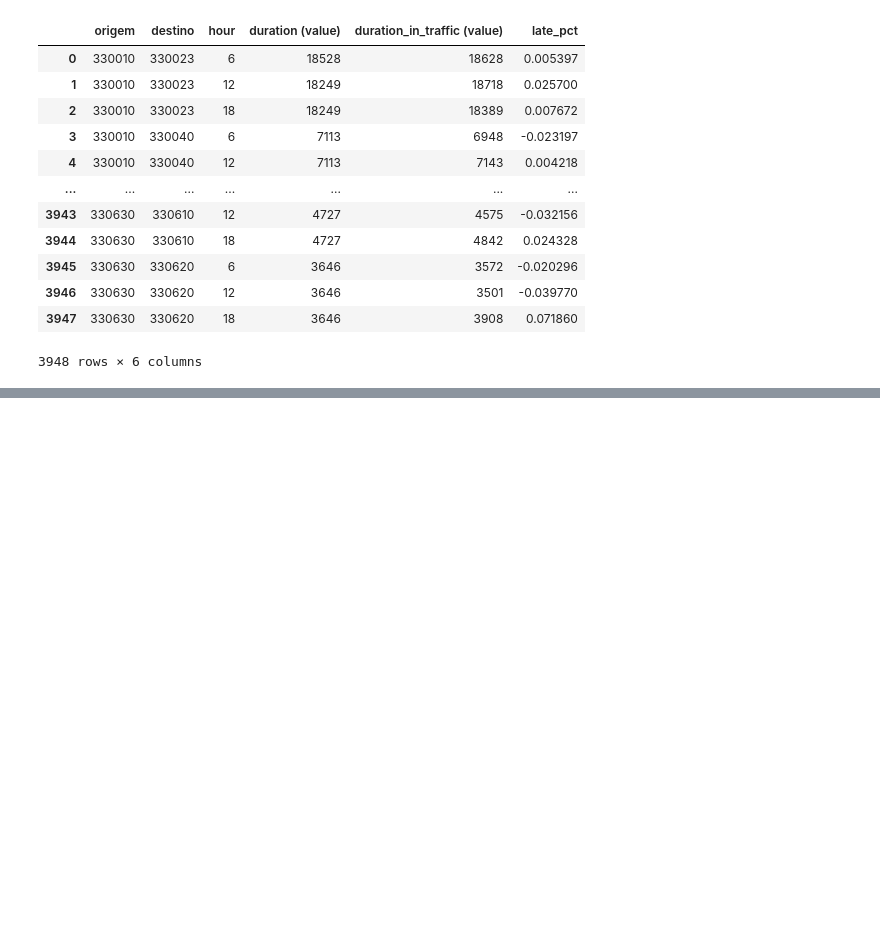
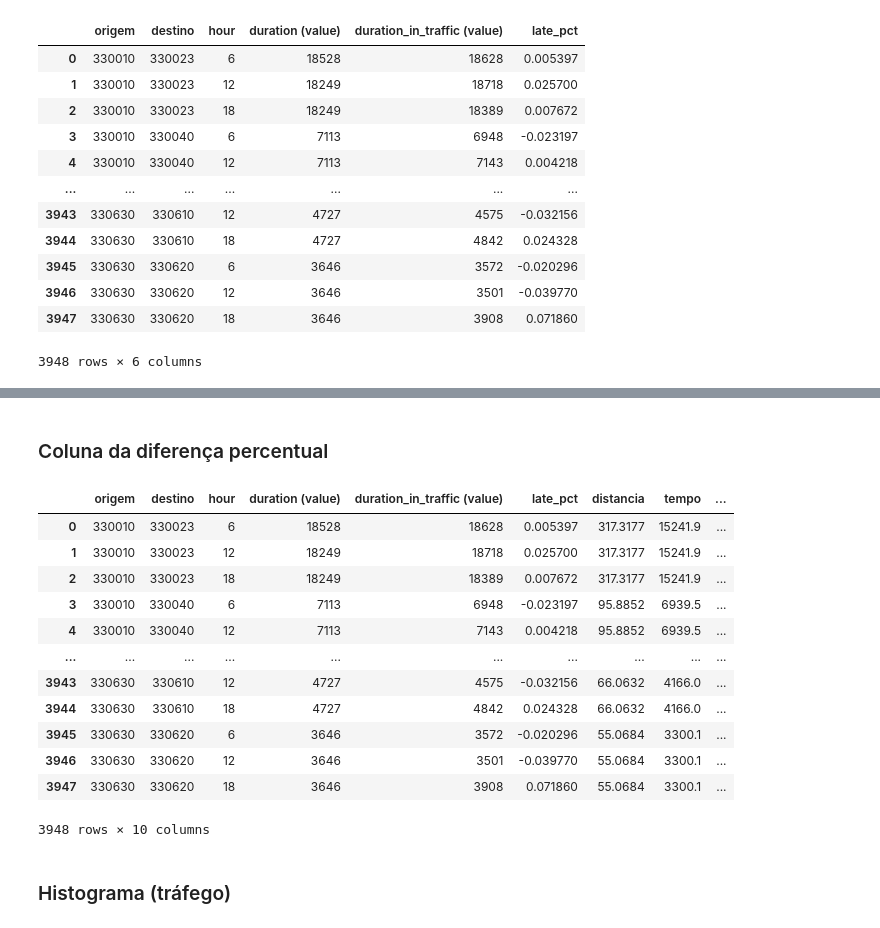
Before and after one commit to lucaslopes/gestantes, a Jupyter notebook: sections/database_gmaps.ipynb, the cells around one changed output, grey strips where cells are left out. Cells and saved outputs as stored; diff of their text form; code cells hidden in the pictures; blank space fills up the shorter version.

Commit message:
Compare GMAPS with OSM

```diff
--- a/sections/database_gmaps.ipynb
+++ b/sections/database_gmaps.ipynb
@@ -323,4 +353,0 @@ def get_files_path(path_dir, cols_order=cols_order):
-# %%
-path_gmaps = get_path('LOCALIDADES', f'google_maps/')
-df_files = get_files_path(path_gmaps)
-df_files
@@ -341,10 +362,7 @@ df_files
 # %%
-cols_inv = [
-  'origem', 'destino', 'hour',
-  'duration (value)',
-  'duration_in_traffic (value)',
-]
-df_inv = df_files[cols_inv].sort_values(by=['origem', 'destino', 'hour']).reset_index(drop=True)
+df_inv = df_files[cols_inv].sort_values(
+  by=['origem', 'destino', 'hour']
+).reset_index(drop=True)
 df_inv
 # %% [output]
 |  | origem | destino | hour | duration (value) | duration_in_traffic (value) |
@@ -385,0 +479,5 @@ px.histogram(df_inv, x='late_pct', color='hour', barmode='overlay', opacity=.5)
+# %%
+path_dist = get_path('DISTANCIAS', 'distancias.jay')
+df_osm = dt.fread(path_dist)
+df_osm = df_osm.to_pandas()
+df_osm
@@ -385,0 +502,4 @@ px.histogram(df_inv, x='late_pct', color='hour', barmode='overlay', opacity=.5)
+# %%
+df_dist = pd.merge(df_inv, df_osm, how='left', on=['origem', 'destino'])
+df_dist['tempo'] = df_dist['tempo'] * 60 * 60
+df_dist
@@ -385,0 +520,24 @@ px.histogram(df_inv, x='late_pct', color='hour', barmode='overlay', opacity=.5)
+# %% [markdown]
+### Coluna da diferença percentual
+# %%
+reference = ['duration_in_traffic (value)', 'duration (value)']
+compare = 'tempo'
+df_dist['diff_pct_traffic'] = (df_dist[reference[0]] - df_dist[compare]) / df_dist[reference[0]]
+df_dist['diff_pct_normal'] = (df_dist[reference[1]] - df_dist[compare]) / df_dist[reference[1]]
+df_dist
+# %% [output]
+|  | origem | destino | hour | duration (value) | duration_in_traffic (value) | late_pct | distancia | tempo | ... |
+| 0 | 330010 | 330023 | 6 | 18528 | 18628 | 0.005397 | 317.3177 | 15241.9 | ... |
+| 1 | 330010 | 330023 | 12 | 18249 | 18718 | 0.025700 | 317.3177 | 15241.9 | ... |
+| 2 | 330010 | 330023 | 18 | 18249 | 18389 | 0.007672 | 317.3177 | 15241.9 | ... |
+| 3 | 330010 | 330040 | 6 | 7113 | 6948 | -0.023197 | 95.8852 | 6939.5 | ... |
+| 4 | 330010 | 330040 | 12 | 7113 | 7143 | 0.004218 | 95.8852 | 6939.5 | ... |
+| ... | ... | ... | ... | ... | ... | ... | ... | ... | ... |
+| 3943 | 330630 | 330610 | 12 | 4727 | 4575 | -0.032156 | 66.0632 | 4166.0 | ... |
+| 3944 | 330630 | 330610 | 18 | 4727 | 4842 | 0.024328 | 66.0632 | 4166.0 | ... |
+| 3945 | 330630 | 330620 | 6 | 3646 | 3572 | -0.020296 | 55.0684 | 3300.1 | ... |
+| 3946 | 330630 | 330620 | 12 | 3646 | 3501 | -0.039770 | 55.0684 | 3300.1 | ... |
+| 3947 | 330630 | 330620 | 18 | 3646 | 3908 | 0.071860 | 55.0684 | 3300.1 | ... |
+3948 rows × 10 columns
+# %% [markdown]
+### Histograma (tráfego)
```
Also changed, not shown: parts of 56 cells of this notebook, 2 other files.
